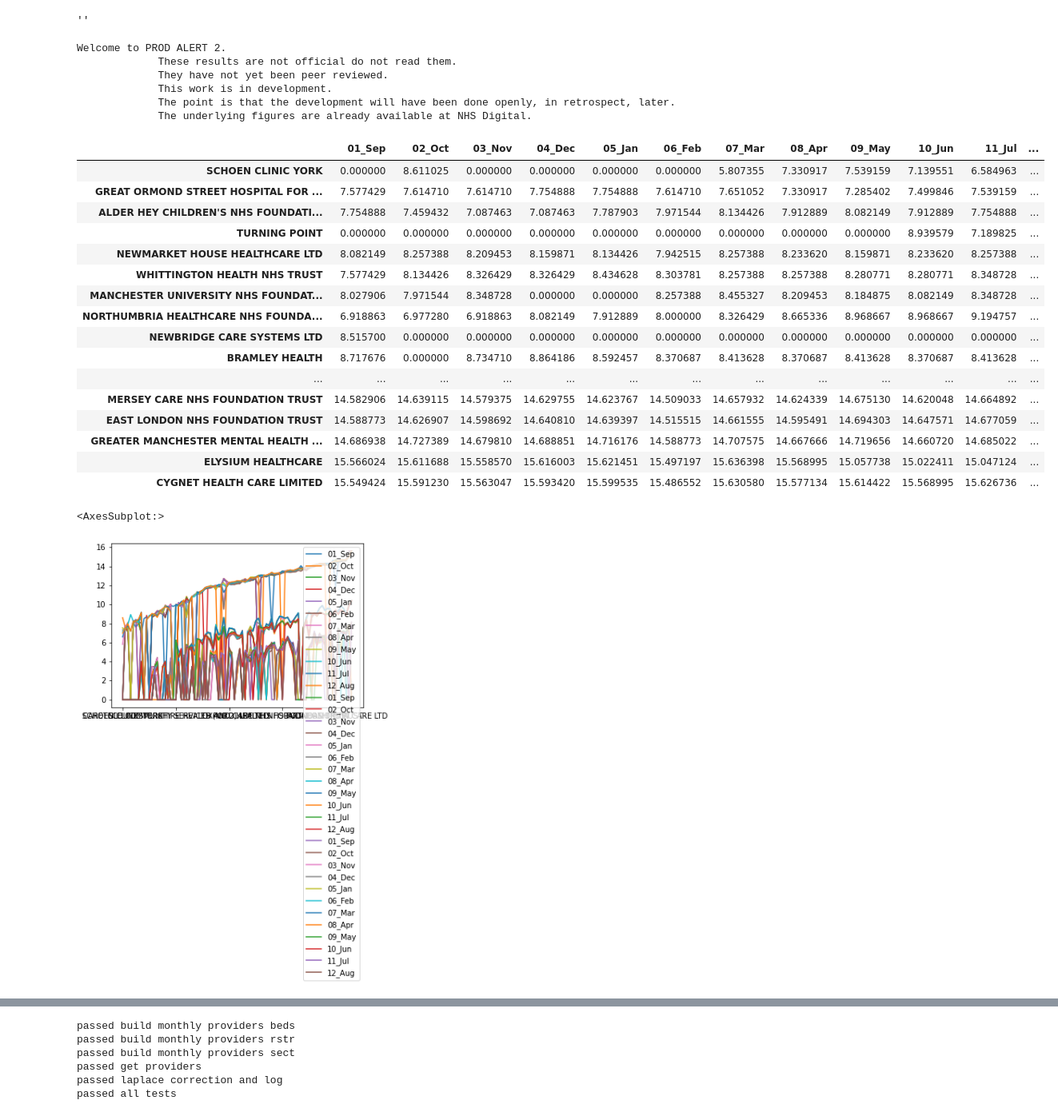
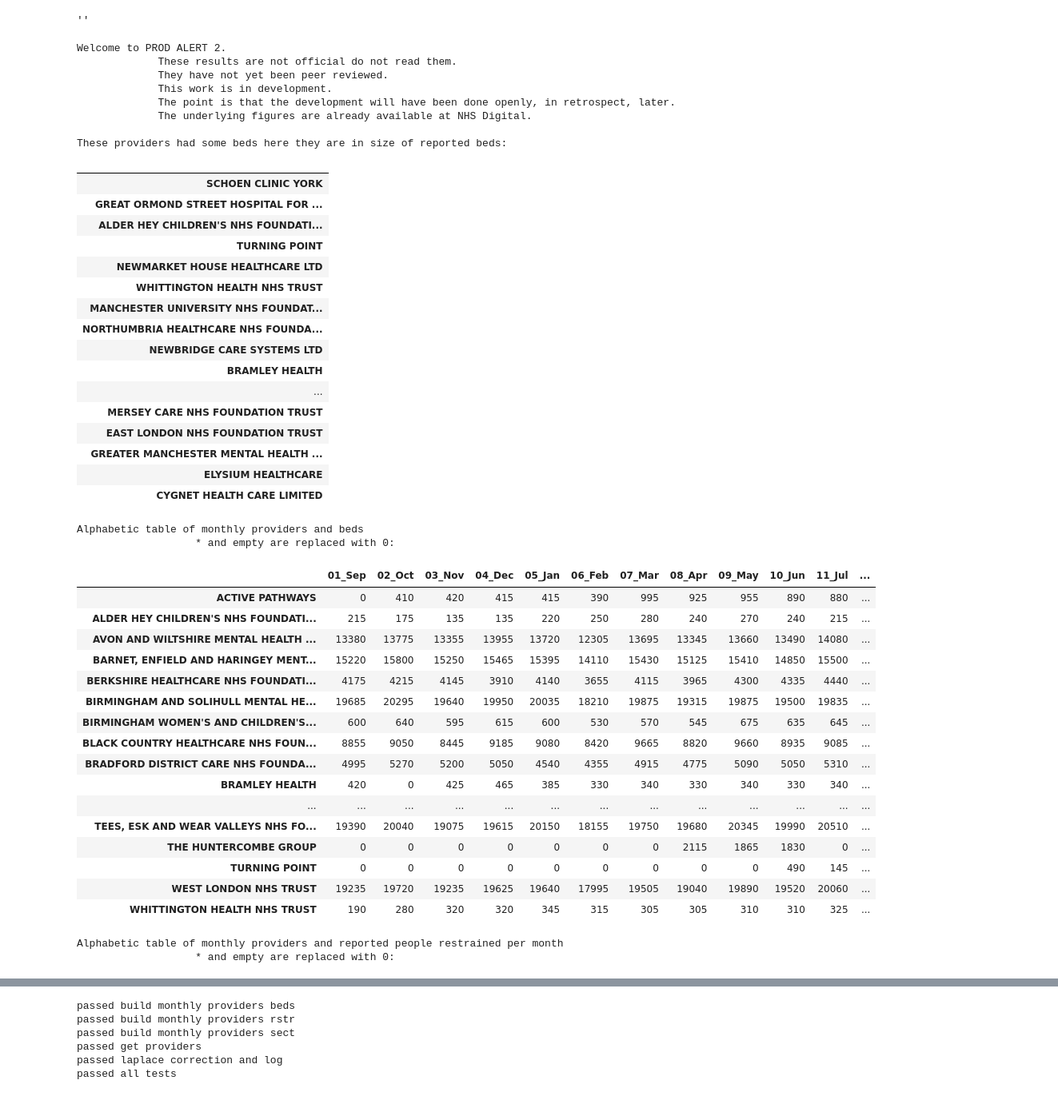
Before and after one commit to keithreid-sfw/PROD-ALERT-2, a Jupyter notebook: PROD_ALERT_2.ipynb, the cells around one changed output, grey strips where cells are left out. Shown at 80% size. Saved outputs shown, nothing was run; the diff lists cells and outputs as text; code cells hidden in the pictures.

```diff
--- a/PROD_ALERT_2.ipynb
+++ b/PROD_ALERT_2.ipynb
@@ -79,7 +79,7 @@ def get_sect_files():
     return rstr_files
 
 def get_verbose():
-    verbose = "No" # "Yes" or "No"
+    verbose = "Yes" # "Yes" or "No"
     return verbose
 # %%
 # get data
@@ -186,28 +186,28 @@ def maybe_tell_providers(providers_by_size):
 def maybe_tell_main_table(main_table):
     verbose = get_verbose()
     if verbose == "Yes":
-        print("\nHere are reported bed-days, sectioned people and restrained people by month with providers ordered by size:\n")
-        display(providers_by_size)
+        print("\nSize-ordered providers with reported bed-days, sectioned people and restrained people:\n")
+        display(main_table)
 
 
 def maybe_tell_monthly_providers_beds(monthly_providers_beds):
     verbose = get_verbose()
     if verbose == "Yes":
-        print("""\nHere is a table of monthly providers and beds
+        print("""\nAlphabetic table of monthly providers and beds
                    * and empty are replaced with 0:\n""")
         display(monthly_providers_beds)
 
 def maybe_tell_monthly_providers_rstr(monthly_providers_rstr):
     verbose = get_verbose()
     if verbose == "Yes":
-        print("""\nHere is a table of monthly providers and reported people restrained per month
+        print("""\nAlphabetic table of monthly providers and reported people restrained per month
                    * and empty are replaced with 0:\n""")
         display(monthly_providers_rstr)
 
 def maybe_tell_monthly_providers_sect(monthly_providers_sect):
     verbose = get_verbose()
     if verbose == "Yes":
-        print("""\nHere is a table of monthly providers and reported people detained per month
+        print("""\nAlphabetic table of monthly providers and reported people detained per month
                    * and empty are replaced with 0:\n""")
         display(monthly_providers_sect)
 # %%
@@ -219,51 +219,72 @@ if __name__=="__main__":
 
     providers               = get_providers()
     # exclude childrens hospitals with no detentions
 
     monthly_providers_beds  = build_monthly_providers_beds(providers)
     monthly_providers_rstr  = build_monthly_providers_rstr(providers)
     monthly_providers_sect  = build_monthly_providers_sect(providers)
     ordered_providers       = order_providers_by_size(monthly_providers_beds)
 
     beds = pd.concat([ordered_providers,monthly_providers_beds], axis=1).reindex(ordered_providers.index)
     sect = pd.concat([beds,monthly_providers_sect], axis=1).reindex(beds.index)
     rstr = pd.concat([sect,monthly_providers_rstr], axis=1).reindex(sect.index)
 
     main_table  = rstr.copy()
     log_main    = laplace_correction_and_log(main_table)
 
     maybe_tell_providers(ordered_providers)
     maybe_tell_monthly_providers_beds(monthly_providers_beds)
     maybe_tell_monthly_providers_rstr(monthly_providers_rstr)
     maybe_tell_monthly_providers_sect(monthly_providers_sect)
     maybe_tell_main_table(main_table)
 
     display(log_main)
-    graph = log_main.plot()
-    display(graph)
+    #graph = log_main.plot()
+    #display(graph)
 # %% [output]
 Welcome to PROD ALERT 2.
              These results are not official do not read them.
              They have not yet been peer reviewed.
              This work is in development.
              The point is that the development will have been done openly, in retrospect, later.
              The underlying figures are already available at NHS Digital.
+
+These providers had some beds here they are in size of reported beds:
-|  | 01_Sep | 02_Oct | 03_Nov | 04_Dec | 05_Jan | 06_Feb | 07_Mar | 08_Apr | 09_May | 10_Jun | 11_Jul | ... |
-| SCHOEN CLINIC YORK | 0.000000 | 8.611025 | 0.000000 | 0.000000 | 0.000000 | 0.000000 | 5.807355 | 7.330917 | 7.539159 | 7.139551 | 6.584963 | ... |
-| GREAT ORMOND STREET HOSPITAL FOR ... | 7.577429 | 7.614710 | 7.614710 | 7.754888 | 7.754888 | 7.614710 | 7.651052 | 7.330917 | 7.285402 | 7.499846 | 7.539159 | ... |
-| ALDER HEY CHILDREN'S NHS FOUNDATI... | 7.754888 | 7.459432 | 7.087463 | 7.087463 | 7.787903 | 7.971544 | 8.134426 | 7.912889 | 8.082149 | 7.912889 | 7.754888 | ... |
-| TURNING POINT | 0.000000 | 0.000000 | 0.000000 | 0.000000 | 0.000000 | 0.000000 | 0.000000 | 0.000000 | 0.000000 | 8.939579 | 7.189825 | ... |
-| NEWMARKET HOUSE HEALTHCARE LTD | 8.082149 | 8.257388 | 8.209453 | 8.159871 | 8.134426 | 7.942515 | 8.257388 | 8.233620 | 8.159871 | 8.233620 | 8.257388 | ... |
-| WHITTINGTON HEALTH NHS TRUST | 7.577429 | 8.134426 | 8.326429 | 8.326429 | 8.434628 | 8.303781 | 8.257388 | 8.257388 | 8.280771 | 8.280771 | 8.348728 | ... |
-| MANCHESTER UNIVERSITY NHS FOUNDAT... | 8.027906 | 7.971544 | 8.348728 | 0.000000 | 0.000000 | 8.257388 | 8.455327 | 8.209453 | 8.184875 | 8.082149 | 8.348728 | ... |
-| NORTHUMBRIA HEALTHCARE NHS FOUNDA... | 6.918863 | 6.977280 | 6.918863 | 8.082149 | 7.912889 | 8.000000 | 8.326429 | 8.665336 | 8.968667 | 8.968667 | 9.194757 | ... |
-| NEWBRIDGE CARE SYSTEMS LTD | 8.515700 | 0.000000 | 0.000000 | 0.000000 | 0.000000 | 0.000000 | 0.000000 | 0.000000 | 0.000000 | 0.000000 | 0.000000 | ... |
-| BRAMLEY HEALTH | 8.717676 | 0.000000 | 8.734710 | 8.864186 | 8.592457 | 8.370687 | 8.413628 | 8.370687 | 8.413628 | 8.370687 | 8.413628 | ... |
-| ... | ... | ... | ... | ... | ... | ... | ... | ... | ... | ... | ... | ... |
-| MERSEY CARE NHS FOUNDATION TRUST | 14.582906 | 14.639115 | 14.579375 | 14.629755 | 14.623767 | 14.509033 | 14.657932 | 14.624339 | 14.675130 | 14.620048 | 14.664892 | ... |
-| EAST LONDON NHS FOUNDATION TRUST | 14.588773 | 14.626907 | 14.598692 | 14.640810 | 14.639397 | 14.515515 | 14.661555 | 14.595491 | 14.694303 | 14.647571 | 14.677059 | ... |
-| GREATER MANCHESTER MENTAL HEALTH ... | 14.686938 | 14.727389 | 14.679810 | 14.688851 | 14.716176 | 14.588773 | 14.707575 | 14.667666 | 14.719656 | 14.660720 | 14.685022 | ... |
-| ELYSIUM HEALTHCARE | 15.566024 | 15.611688 | 15.558570 | 15.616003 | 15.621451 | 15.497197 | 15.636398 | 15.568995 | 15.057738 | 15.022411 | 15.047124 | ... |
-| CYGNET HEALTH CARE LIMITED | 15.549424 | 15.591230 | 15.563047 | 15.593420 | 15.599535 | 15.486552 | 15.630580 | 15.577134 | 15.614422 | 15.568995 | 15.626736 | ... |
+|  |
+| SCHOEN CLINIC YORK |
+| GREAT ORMOND STREET HOSPITAL FOR ... |
+| ALDER HEY CHILDREN'S NHS FOUNDATI... |
+| TURNING POINT |
+| NEWMARKET HOUSE HEALTHCARE LTD |
+| WHITTINGTON HEALTH NHS TRUST |
+| MANCHESTER UNIVERSITY NHS FOUNDAT... |
+| NORTHUMBRIA HEALTHCARE NHS FOUNDA... |
+| NEWBRIDGE CARE SYSTEMS LTD |
+| BRAMLEY HEALTH |
+| ... |
+| MERSEY CARE NHS FOUNDATION TRUST |
+| EAST LONDON NHS FOUNDATION TRUST |
+| GREATER MANCHESTER MENTAL HEALTH ... |
+| ELYSIUM HEALTHCARE |
+| CYGNET HEALTH CARE LIMITED |
-<AxesSubplot:>
+Alphabetic table of monthly providers and beds
+                   * and empty are replaced with 0:
-[figure, removed]
+|  | 01_Sep | 02_Oct | 03_Nov | 04_Dec | 05_Jan | 06_Feb | 07_Mar | 08_Apr | 09_May | 10_Jun | 11_Jul | ... |
+| ACTIVE PATHWAYS | 0 | 410 | 420 | 415 | 415 | 390 | 995 | 925 | 955 | 890 | 880 | ... |
+| ALDER HEY CHILDREN'S NHS FOUNDATI... | 215 | 175 | 135 | 135 | 220 | 250 | 280 | 240 | 270 | 240 | 215 | ... |
+| AVON AND WILTSHIRE MENTAL HEALTH ... | 13380 | 13775 | 13355 | 13955 | 13720 | 12305 | 13695 | 13345 | 13660 | 13490 | 14080 | ... |
+| BARNET, ENFIELD AND HARINGEY MENT... | 15220 | 15800 | 15250 | 15465 | 15395 | 14110 | 15430 | 15125 | 15410 | 14850 | 15500 | ... |
+| BERKSHIRE HEALTHCARE NHS FOUNDATI... | 4175 | 4215 | 4145 | 3910 | 4140 | 3655 | 4115 | 3965 | 4300 | 4335 | 4440 | ... |
+| BIRMINGHAM AND SOLIHULL MENTAL HE... | 19685 | 20295 | 19640 | 19950 | 20035 | 18210 | 19875 | 19315 | 19875 | 19500 | 19835 | ... |
+| BIRMINGHAM WOMEN'S AND CHILDREN'S... | 600 | 640 | 595 | 615 | 600 | 530 | 570 | 545 | 675 | 635 | 645 | ... |
+| BLACK COUNTRY HEALTHCARE NHS FOUN... | 8855 | 9050 | 8445 | 9185 | 9080 | 8420 | 9665 | 8820 | 9660 | 8935 | 9085 | ... |
+| BRADFORD DISTRICT CARE NHS FOUNDA... | 4995 | 5270 | 5200 | 5050 | 4540 | 4355 | 4915 | 4775 | 5090 | 5050 | 5310 | ... |
+| BRAMLEY HEALTH | 420 | 0 | 425 | 465 | 385 | 330 | 340 | 330 | 340 | 330 | 340 | ... |
+| ... | ... | ... | ... | ... | ... | ... | ... | ... | ... | ... | ... | ... |
+| TEES, ESK AND WEAR VALLEYS NHS FO... | 19390 | 20040 | 19075 | 19615 | 20150 | 18155 | 19750 | 19680 | 20345 | 19990 | 20510 | ... |
+| THE HUNTERCOMBE GROUP | 0 | 0 | 0 | 0 | 0 | 0 | 0 | 2115 | 1865 | 1830 | 0 | ... |
+| TURNING POINT | 0 | 0 | 0 | 0 | 0 | 0 | 0 | 0 | 0 | 490 | 145 | ... |
+| WEST LONDON NHS TRUST | 19235 | 19720 | 19235 | 19625 | 19640 | 17995 | 19505 | 19040 | 19890 | 19520 | 20060 | ... |
+| WHITTINGTON HEALTH NHS TRUST | 190 | 280 | 320 | 320 | 345 | 315 | 305 | 305 | 310 | 310 | 325 | ... |
+Alphabetic table of monthly providers and reported people restrained per month
+                   * and empty are replaced with 0:
```
Also changed, not shown: parts of 2 cells of this notebook.
